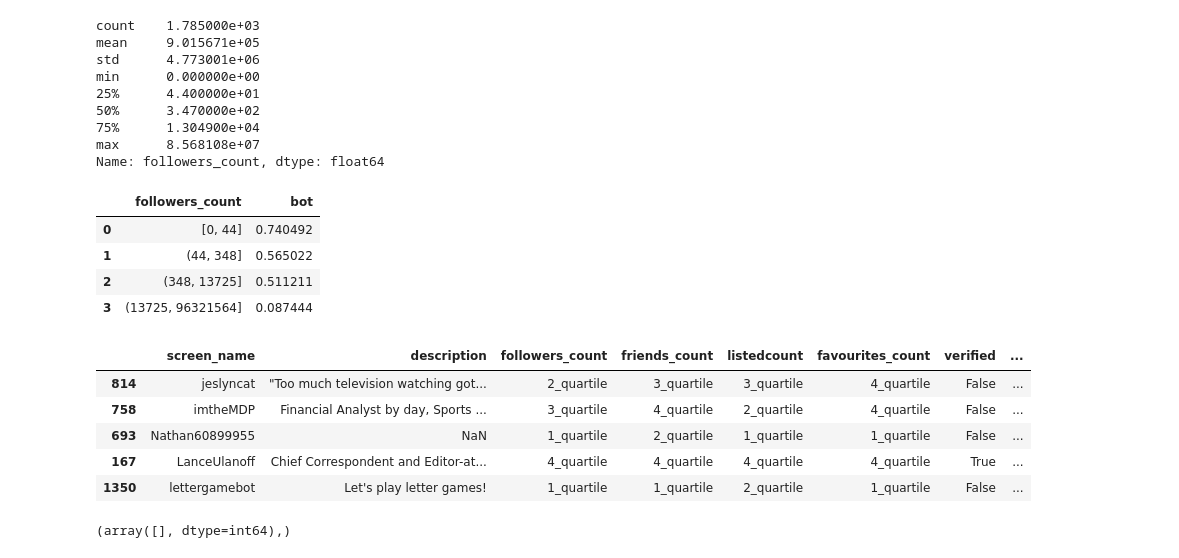
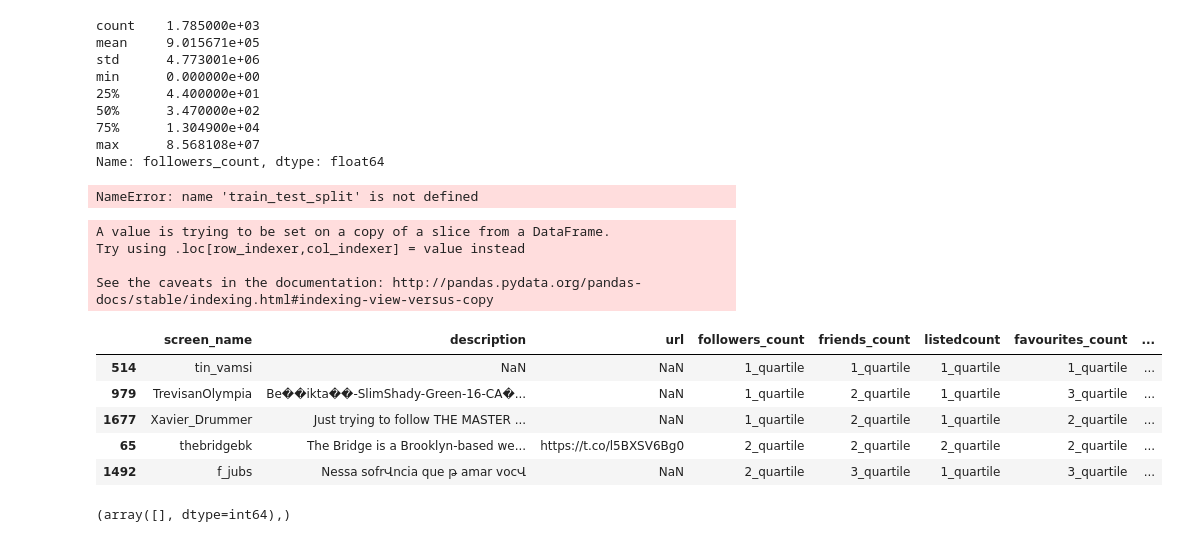
Before and after one commit to Vignesh6v/Twitter-BotorNot, a Jupyter notebook: Preprocessing.ipynb, the cells around one changed output. Drawn from its saved outputs; the diff is of its cells as text; code cells hidden in the pictures.

```diff
--- a/Preprocessing.ipynb
+++ b/Preprocessing.ipynb
@@ -139,6 +148,7 @@ train.loc[:,'sn_digitcount'] = train.screen_name.apply(screenname_digitcount)
 test.loc[:,'last_numeric'] = test.screen_name.apply(screenname_format)
 test.loc[:,'sn_length'] = test.screen_name.apply(screenname_length)
 test.loc[:,'sn_digitcount'] = test.screen_name.apply(screenname_digitcount)
+test.loc[:,'sn_lastone'] = test.screen_name.apply(sn_lastone)
 # %%
 sns.countplot(x ='sn_digitcount', hue='bot' ,data=train)
 # %% [output]
@@ -161,3 +171,8 @@ sns.kdeplot(bot_len['desc_length'])
 # %% [output]
 <matplotlib.axes._subplots.AxesSubplot at 0x...>
 [figure]
+# %%
+import numpy as np
+x = [0,1,2,4,100]
+x = np.array(x)
+x.std()
@@ -247,14 +426,26 @@ def returnDates(x):
     return pd.to_datetime(formated_date, format='%m%d%Y', errors='coerce')
 # %%
 train, test = train_test_split(all_data, test_size = 0.2)
-train.loc[:,'followers_count'] = pd.qcut(train['followers_count'], 4)
+train.loc[:,'followers_count'] = pd.qcut(train['followers_count'], 5)
 train[['followers_count', 'bot']].groupby(['followers_count'], as_index=False).mean().sort_values(by='followers_count', ascending=True)
 # %% [output]
-|  | followers_count | bot |
-| 0 | [0, 44] | 0.740492 |
-| 1 | (44, 348] | 0.565022 |
-| 2 | (348, 13725] | 0.511211 |
-| 3 | (13725, 96321564] | 0.087444 |
+NameError: name 'train_test_split' is not defined
+# %%
+def lexical_diversity(text):
+  if len(text) == 0:
+    diversity = 0
+  else:
+    diversity = float(len(set(text))) / len(text)
+  return diversity
+
+def get_Noun(x):
+    word = str(x).strip()
+    count = 0
+    tagged_sent = pos_tag(word.split())
+    for w in tagged_sent:
+        if w[1] == 'NNP':
+            count+=1
+    return count
 # %%
 import sys
 train, test = train_test_split(all_data, test_size = 0.2)
@@ -286,6 +477,8 @@ def simplfy_listedcount(df):
     df.loc[:,'listedcount'] = categories
     return df
 
+
+
 def simplfy_favouritescount(df):
     df.loc[:,'favourites_count']= df.favourites_count.apply(lambda x: int(x)+1)
     bins = (0,2,25,484,714021,sys.maxint)
@@ -301,41 +494,55 @@ def simplfy_statusescount(df):
     categories = pd.cut(df.statuses_count, bins, labels=group_names)
     df.loc[:,'statuses_count']= categories
     return df
 
 def drop_features(df):
-    return df.drop(['id', 'id_str', 'location','lang','status','name','url','created_at'], axis=1)
+    return df.drop(['id', 'id_str', 'location','lang','status','created_at'], axis=1)
 
 def replace_None(df):
     df.loc[:,'has_extended_profile'] = df['has_extended_profile'].fillna(df.has_extended_profile.median())
     return df
 
 def format_date(df):
     df.loc[:,'modified_date'] = df.created_at.apply(returnDates)
-    return df;
+    return df
+
+def diversity(df):
+    df.loc[:,'description'].fillna("")
+    df.loc[:,'sn_length'] = df.screen_name.apply(lambda text: len(str(text)))
+    df.loc[:,'desc_length'] = df.description.apply(lambda text: len(str(text)))
+    grouped = df['screen_name']
+    df['diversity'] = grouped.apply(lexical_diversity)
+    df.loc[:,'null_url'] = df.url.apply(lambda x: 1 if (str(x).find('http'))!=-1 else 0)
+    return df
 
 
 def transform_features(df):
     df = ff_ratio(df)
     df = simplfy_followerscount(df)
     df = simplfy_friendscount(df)
     df = simplfy_listedcount(df)
     df = simplfy_favouritescount(df)
     df = simplfy_statusescount(df)
     df = replace_None(df)
     df = format_date(df)
+    df = diversity(df)
     df = drop_features(df)
     return df
 
 train = transform_features(train)
 test = transform_features(test)
 train.head()
 # %% [output]
+A value is trying to be set on a copy of a slice from a DataFrame.
+Try using .loc[row_indexer,col_indexer] = value instead
+
+See the caveats in the documentation: http://pandas.pydata.org/pandas-docs/stable/indexing.html#indexing-view-versus-copy
-|  | screen_name | description | followers_count | friends_count | listedcount | favourites_count | verified | ... |
-| 814 | jeslyncat | "Too much television watching got... | 2_quartile | 3_quartile | 3_quartile | 4_quartile | False | ... |
-| 758 | imtheMDP | Financial Analyst by day, Sports ... | 3_quartile | 4_quartile | 2_quartile | 4_quartile | False | ... |
-| 693 | Nathan60899955 | NaN | 1_quartile | 2_quartile | 1_quartile | 1_quartile | False | ... |
-| 167 | LanceUlanoff | Chief Correspondent and Editor-at... | 4_quartile | 4_quartile | 4_quartile | 4_quartile | True | ... |
-| 1350 | lettergamebot | Let's play letter games! | 1_quartile | 1_quartile | 2_quartile | 1_quartile | False | ... |
+|  | screen_name | description | url | followers_count | friends_count | listedcount | favourites_count | ... |
+| 514 | tin_vamsi | NaN | NaN | 1_quartile | 1_quartile | 1_quartile | 1_quartile | ... |
+| 979 | TrevisanOlympia | Be��ikta��-SlimShady-Green-16-CA�... | NaN | 1_quartile | 2_quartile | 1_quartile | 3_quartile | ... |
+| 1677 | Xavier_Drummer | Just trying to follow THE MASTER ... | NaN | 1_quartile | 2_quartile | 1_quartile | 2_quartile | ... |
+| 65 | thebridgebk | The Bridge is a Brooklyn-based we... | https://t.co/l5BXSV6Bg0 | 2_quartile | 2_quartile | 2_quartile | 2_quartile | ... |
+| 1492 | f_jubs | Nessa sofrՎncia que թ amar vocՎ | NaN | 2_quartile | 3_quartile | 1_quartile | 3_quartile | ... |
 # %%
 np.where(pd.isnull(train.statuses_count))
 # %% [output]
```
Also changed, not shown: parts of 45 cells of this notebook.
